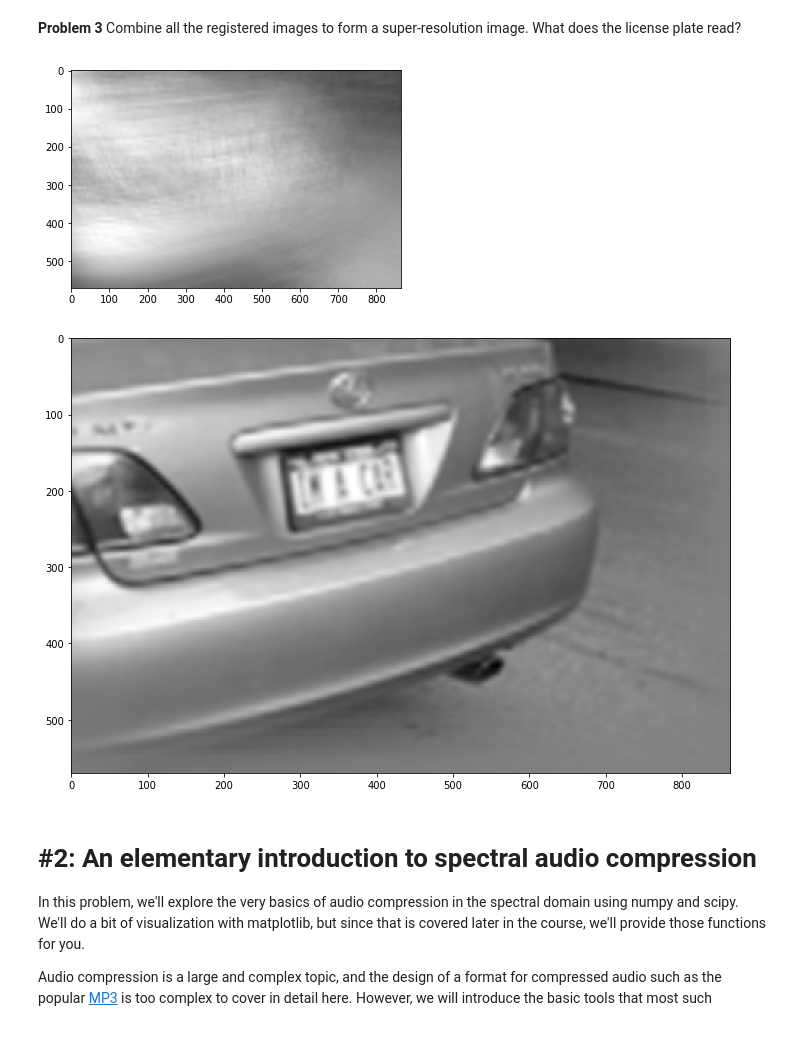
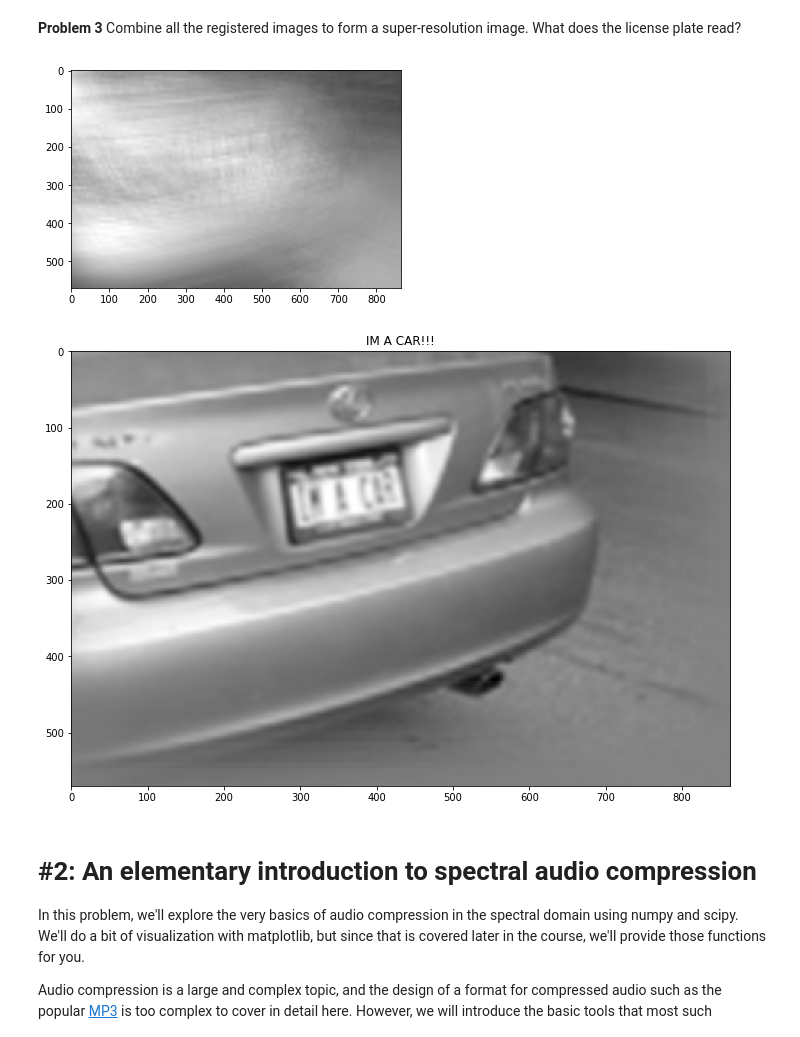
Before and after one commit to mattjaffe42/hw_py_ay250, a Jupyter notebook: hw1/jaffe_hw1.ipynb, the cells around one changed output. Cells and saved outputs as stored; diff of their text form; code cells hidden in the pictures.

```diff
--- a/hw1/jaffe_hw1.ipynb
+++ b/hw1/jaffe_hw1.ipynb
@@ -210,26 +208,26 @@ for j, im in enumerate(a):
 # %%
 #Super resolution!!
 n_imgs = new_images.shape[0]
 
 super_image = np.zeros(shape=new_images[0].shape)
 super_bad_image = np.zeros(shape=new_images[0].shape)
 
 for img in new_images:
     super_image += img / n_imgs
 
 for img in a:
     super_bad_image += img / n_imgs
 
 plt.imshow(super_bad_image, cmap='gray')
 plt.show()
 
 plt.imshow(super_image, cmap='gray')
-fig = plt.gcf()
-fig.set_size_inches(12, 8)
+plt.gcf().set_size_inches(12, 8)
+plt.title("IM A CAR!!!")
 plt.show()
 # %% [output]
 [figure]
-[figure, old version]
+[figure, new version]
 # %% [markdown]
 # #2: An elementary introduction to spectral audio compression
 
```
Also changed, not shown: parts of 8 cells of this notebook.
